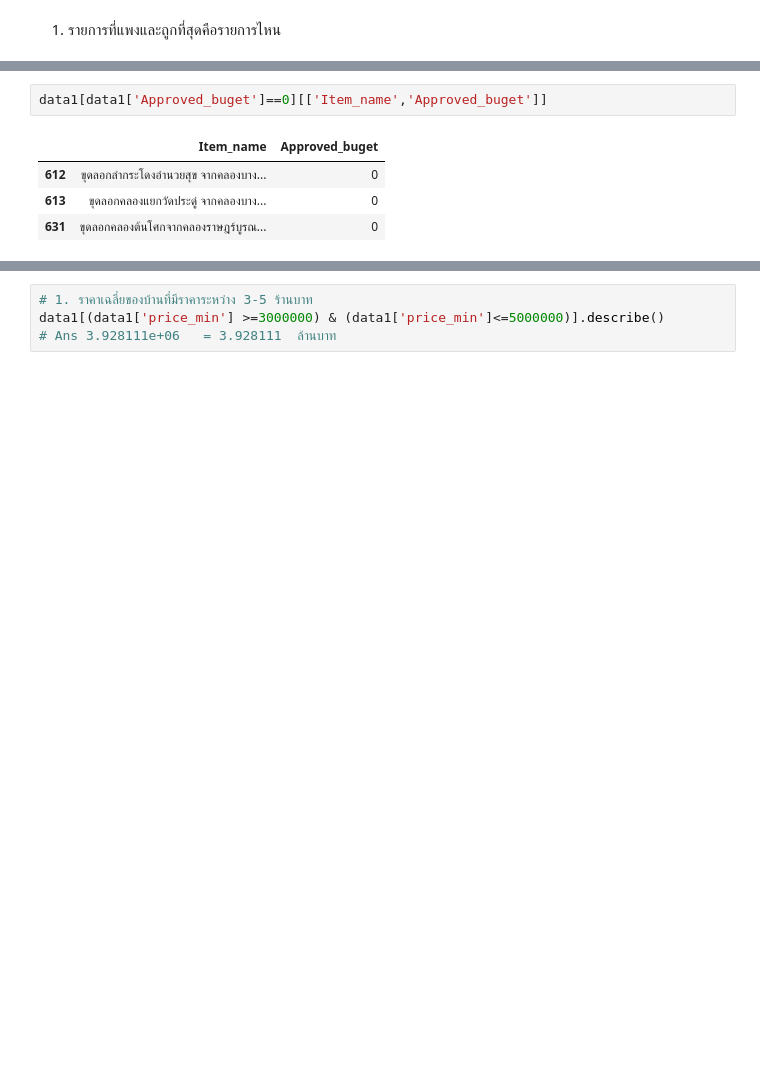
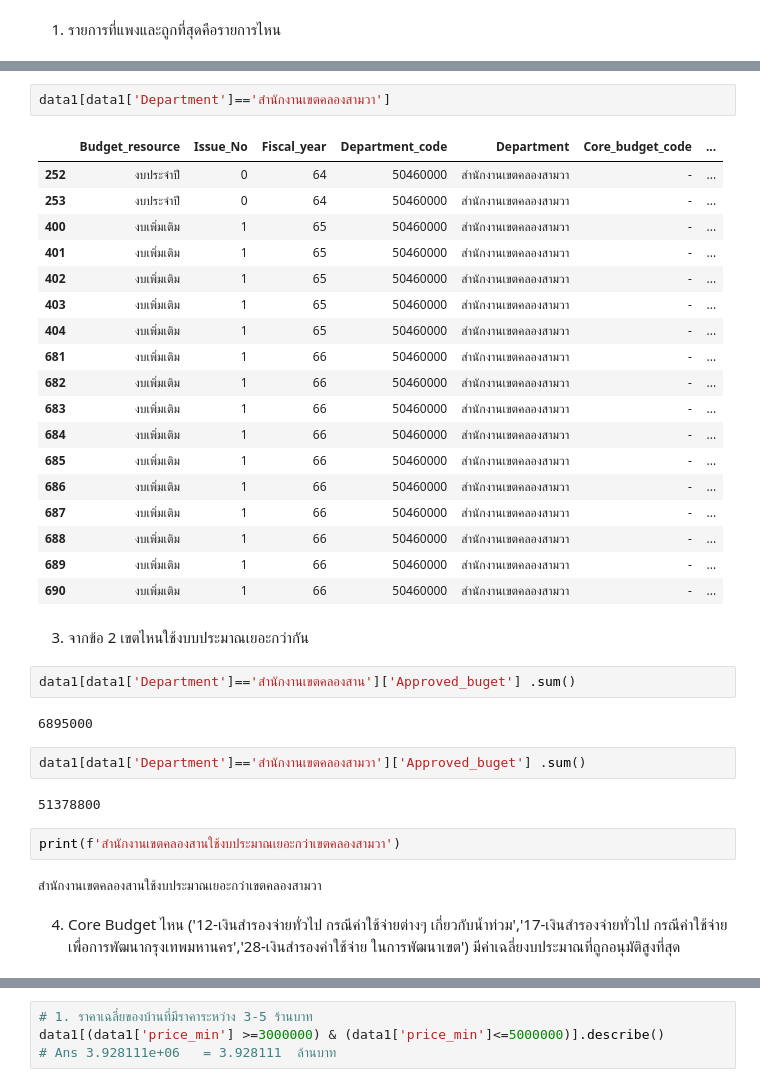
Before and after one commit to ChonChanokAng/python_dataviz2023, a Jupyter notebook: Pandas101.ipynb, the cells around one changed output, grey strips where cells are left out. Drawn from its saved outputs; the diff is of its cells as text; blank space fills up the shorter version.

```diff
--- a/Pandas101.ipynb
+++ b/Pandas101.ipynb
@@ -526,7 +546,37 @@ data1['Approved_buget'].min()
+# %%
+data1[data1['Department']=='สำนักงานเขตคลองสามวา']
+# %% [output]
+|  | Budget_resource | Issue_No | Fiscal_year | Department_code | Department | Core_budget_code | ... |
+| 252 | งบประจำปี | 0 | 64 | 50460000 | สำนักงานเขตคลองสามวา | - | ... |
+| 253 | งบประจำปี | 0 | 64 | 50460000 | สำนักงานเขตคลองสามวา | - | ... |
+| 400 | งบเพิ่มเติม | 1 | 65 | 50460000 | สำนักงานเขตคลองสามวา | - | ... |
+| 401 | งบเพิ่มเติม | 1 | 65 | 50460000 | สำนักงานเขตคลองสามวา | - | ... |
+| 402 | งบเพิ่มเติม | 1 | 65 | 50460000 | สำนักงานเขตคลองสามวา | - | ... |
+| 403 | งบเพิ่มเติม | 1 | 65 | 50460000 | สำนักงานเขตคลองสามวา | - | ... |
+| 404 | งบเพิ่มเติม | 1 | 65 | 50460000 | สำนักงานเขตคลองสามวา | - | ... |
+| 681 | งบเพิ่มเติม | 1 | 66 | 50460000 | สำนักงานเขตคลองสามวา | - | ... |
+| 682 | งบเพิ่มเติม | 1 | 66 | 50460000 | สำนักงานเขตคลองสามวา | - | ... |
+| 683 | งบเพิ่มเติม | 1 | 66 | 50460000 | สำนักงานเขตคลองสามวา | - | ... |
+| 684 | งบเพิ่มเติม | 1 | 66 | 50460000 | สำนักงานเขตคลองสามวา | - | ... |
+| 685 | งบเพิ่มเติม | 1 | 66 | 50460000 | สำนักงานเขตคลองสามวา | - | ... |
+| 686 | งบเพิ่มเติม | 1 | 66 | 50460000 | สำนักงานเขตคลองสามวา | - | ... |
+| 687 | งบเพิ่มเติม | 1 | 66 | 50460000 | สำนักงานเขตคลองสามวา | - | ... |
+| 688 | งบเพิ่มเติม | 1 | 66 | 50460000 | สำนักงานเขตคลองสามวา | - | ... |
+| 689 | งบเพิ่มเติม | 1 | 66 | 50460000 | สำนักงานเขตคลองสามวา | - | ... |
+| 690 | งบเพิ่มเติม | 1 | 66 | 50460000 | สำนักงานเขตคลองสามวา | - | ... |
+# %% [markdown]
+3. จากข้อ 2 เขตไหนใช้งบบประมาณเยอะกว่ากัน
 # %%
-data1[data1['Approved_buget']==0][['Item_name','Approved_buget']]
+data1[data1['Department']=='สำนักงานเขตคลองสาน']['Approved_buget'] .sum()
 # %% [output]
-|  | Item_name | Approved_buget |
-| 612 | ขุดลอกลำกระโดงอำนวยสุข จากคลองบาง... | 0 |
-| 613 | ขุดลอกคลองแยกวัดประดู่ จากคลองบาง... | 0 |
-| 631 | ขุดลอกคลองต้นโศกจากคลองราษฎร์บูรณ... | 0 |
+6895000
+# %%
+data1[data1['Department']=='สำนักงานเขตคลองสามวา']['Approved_buget'] .sum()
+# %% [output]
+51378800
+# %%
+print(f'สำนักงานเขตคลองสานใช้งบประมาณเยอะกว่าเขตคลองสามวา')
+# %% [output]
+สำนักงานเขตคลองสานใช้งบประมาณเยอะกว่าเขตคลองสามวา
+# %% [markdown]
+4. Core Budget ไหน ('12-เงินสำรองจ่ายทั่วไป กรณีค่าใช้จ่ายต่างๆ เกี่ยวกับน้ำท่วม','17-เงินสำรองจ่ายทั่วไป กรณีค่าใช้จ่ายเพื่อการพัฒนากรุงเทพมหานคร','28-เงินสำรองค่าใช้จ่าย ในการพัฒนาเขต') มีค่าเฉลี่ยงบประมาณที่ถูกอนุมัติสูงที่สุด
```
Also changed, not shown: parts of 11 cells of this notebook.
